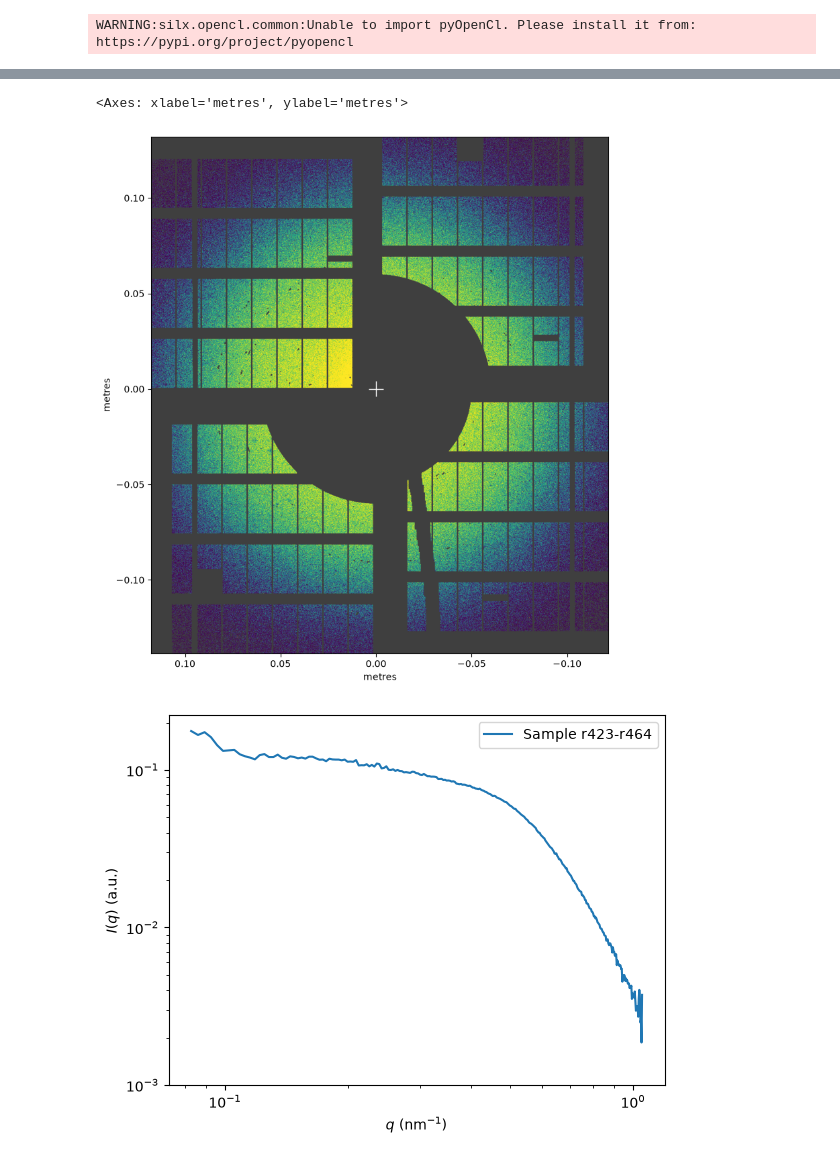
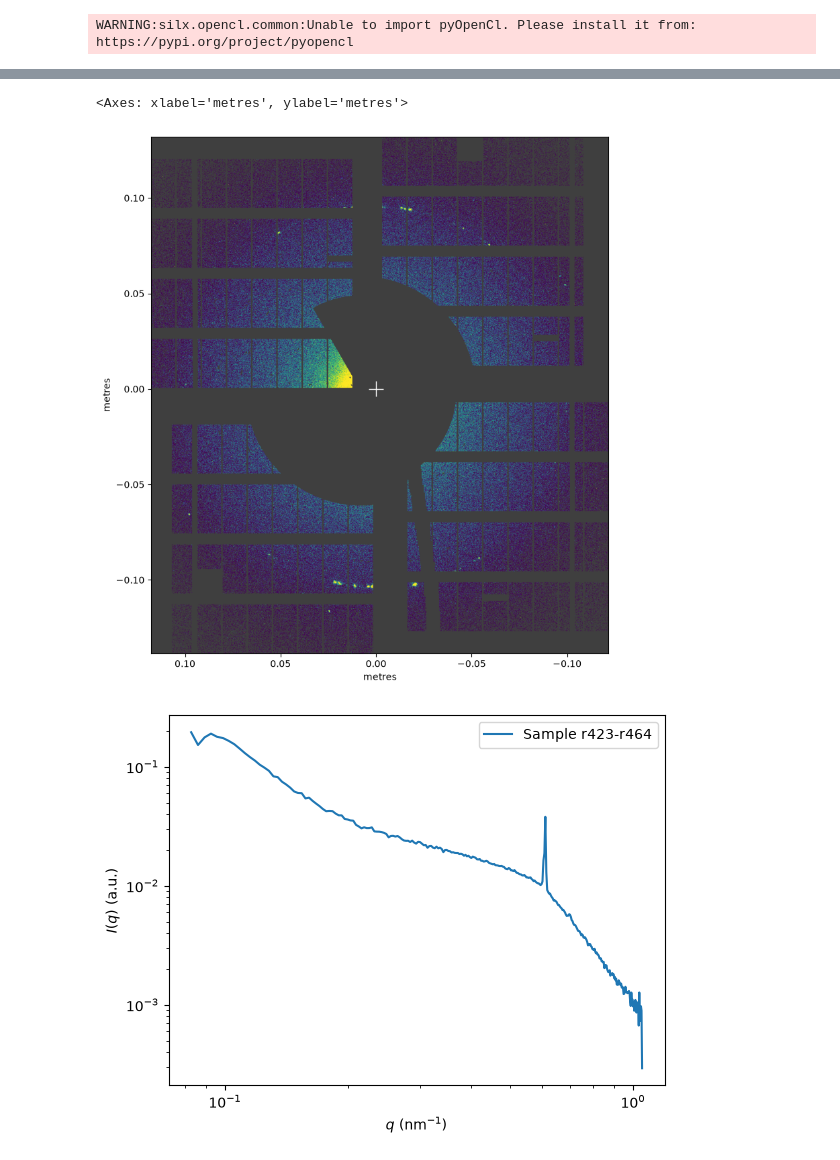
Before and after one commit to JAndronis/MID-10400, a Jupyter notebook: notebooks/extra-speckle-masking.ipynb, the cells around one changed output, grey strips where cells are left out. Cells and saved outputs as stored; diff of their text form; code cells hidden in the pictures.

```diff
--- a/notebooks/extra-speckle-masking.ipynb
+++ b/notebooks/extra-speckle-masking.ipynb
@@ -49,10 +50,10 @@ def load_mean_img(
         detector="AGIPD 1M",
         configuration="SAXS",
         photon_energy=9.04,
+        geom=GEOM_PATH,
         sdd=7531.5962,
         px=607.4598195630211,
         py=672.076693118667,
-        mask=np.load(MASK_PATH),
     )
     data = (
         AGIPD1M(run.select_trains(trains_idxs))
@@ -64,5 +65,4 @@ def load_mean_img(
     )
     data.data[mask.data > 0] = np.nan
     mean_image = data.mean("train_pulse", skipna=True)
-    mean_image.data[exp_setup.mask] = np.nan
     return mean_image.data.copy(), exp_setup
@@ -101,17 +114,20 @@ Using user defined beam center position: (607.46, 672.08)
 # %%
 def visualise_mask(mask_arr):
+    img = mean_image_bg * (~mask_arr.astype(bool))
+    img[img <= 0] = np.nan
     return AGIPD_1MGeometry.from_crystfel_geom(GEOM_PATH).plot_data(
         # converting to float allows gaps to be distinguished as NaN.
-        mean_image_bg * (~mask_arr.astype(bool)),
+        img,
         colorbar=False,
         axis_units="m",
         norm="log",
         vmin=1e-2,
-        vmax=0.1,
+        vmax=0.05,
     )
 
 
 geom = AGIPD_1MGeometry.from_crystfel_geom(GEOM_PATH)
+geom = geom.offset((-8e-3, 1e-3))
 pixpos = geom.get_pixel_positions()
 px, py, pz = np.moveaxis(pixpos, -1, 0)  # Separate x, y, z coordinates
 radius = np.sqrt(px**2 + py**2)
@@ -124,15 +140,18 @@ rect_mask4 = (0.00 < px) & (px < 0.005) & (-0.035 < py) & (py < 0.00)
 angle = np.arctan2(py, px)
 wedge_mask1 = (angle > np.pi * 4 / 8) & (angle > -np.pi * 4 / 8)
 ring_mask1 = (0.00 < radius) & (radius < 0.06)
-wedge_mask2 = (-np.deg2rad(90) < angle) & (angle < np.deg2rad(0))
+wedge_mask2 = (-np.deg2rad(100) < angle) & (angle < np.deg2rad(0))
 ring_mask2 = (0.00 < radius) & (radius < 0.06)
 wedge_mask3 = (-np.deg2rad(90) > angle) & (angle > -np.deg2rad(180))
 ring_mask3 = (0.00 < radius) & (radius < 0.05)
+wedge_mask4 = (np.deg2rad(60) < angle) & (angle < np.deg2rad(90))
+ring_mask4 = (0.00 < radius) & (radius < 0.05)
 
 mask_rect = False
 mask_wedge1 = True
 mask_wedge2 = True
 mask_wedge3 = True
+mask_wedge4 = True
 apply_mask1 = np.load(MASK_PATH) | rect_mask1 if mask_rect else np.load(MASK_PATH)
 apply_mask2 = np.load(MASK_PATH) | rect_mask2 if mask_rect else np.load(MASK_PATH)
 apply_mask3 = np.load(MASK_PATH) | rect_mask3 if mask_rect else np.load(MASK_PATH)
@@ -152,6 +171,11 @@ apply_wedge3 = (
     if mask_wedge3
     else np.load(MASK_PATH)
 )
+apply_wedge4 = (
+    np.load(MASK_PATH) | (wedge_mask4 & ring_mask4)
+    if mask_wedge4
+    else np.load(MASK_PATH)
+)
 mask_overlay = (
     apply_mask1
     | apply_mask2
@@ -160,6 +184,7 @@ mask_overlay = (
     | apply_wedge1
     | apply_wedge2
     | apply_wedge3
+    | apply_wedge4
 )
 np.save(
     "/gpfs/exfel/u/usr/MID/202601/p010400/masks/mask_2026-09-08_AGIPD_SAXS.npy",
@@ -186,15 +224,15 @@ plt.show()
 # %%
-mean_image, exp_setup = load_mean_img(392, PROPOSAL)
+RUN_NO = 488
+mean_image, exp_setup = load_mean_img(RUN_NO, PROPOSAL)
 
 result = saxs.get(mean_image, exp_setup, unit="q_nm^-1", method="2d", mask=mask_overlay)
-# for roi in q_rois:
-#     plt.axvline(roi*10)
+for roi in q_rois:
+    plt.axvline(roi*10, color="k")
 result.data[result.data == 0] = np.nan
 plt.pcolormesh(result.q.values, result.chi.values, result.data.T, vmin=1e-2, vmax=0.1)
 plt.colorbar()
 plt.xscale("log")
 plt.show()
-np.save(f"cake_r{RUN_NO}.npy", result.data.T)
 # %% [output]
 Warning: `out_dir` is not provided, using current working directory:
 /home/andronis/MID-10400/notebooks
@@ -212,20 +252,21 @@ Using user defined beam center position: (607.46, 672.08)
 # %%
 def visualise_mask(mask_arr):
     return AGIPD_1MGeometry.from_crystfel_geom(GEOM_PATH).plot_data(
         # converting to float allows gaps to be distinguished as NaN.
-        mean_image * (~mask_arr.astype(bool)),
+        # mean_image * (~mask_arr.astype(bool)),
+        mean_image * (~np.load("/gpfs/exfel/u/usr/MID/202601/p010400/masks/mask_2026-09-08_AGIPD_SAXS.npy").astype(bool)),
         colorbar=False,
         axis_units="m",
         norm="log",
         vmin=1e-2,
         vmax=0.1,
     )
 
 
 visualise_mask(mask_overlay)
 # %% [output]
 <Axes: xlabel='metres', ylabel='metres'>
-[figure, old version]
+[figure, new version]
 # %%
 result_1d = saxs.get(
     mean_image, exp_setup, unit="q_nm^-1", method="1d", mask=mask_overlay
@@ -235,17 +276,21 @@ result_1d.data[result_1d.data == 0] = np.nan
 # plt.loglog(result_bg_1d.q.values, result_bg_1d.data.T, label="BG r464")
 plt.loglog(
     result_1d.q.values,
-    result_1d.data.T * 1.2 - result_bg_1d.data.T,
+    result_1d.data.T,# - result_bg_1d.data.T*0.4,
     label="Sample r423-r464",
 )
+# plt.loglog(
+#     result_1d.q.values,
+#     result_bg_1d.data.T,
+# )
 # for roi in q_rois:
 #     plt.axvline(roi*10)
-plt.ylim(
-    1e-3,
-)
+# plt.ylim(
+#     1e-3,
+# )
 plt.ylabel("$I(q)~$(a.u.)")
 plt.xlabel("$q~$(nm$^{-1}$)")
 plt.legend()
 plt.show()
 # %% [output]
-[figure, old version]
+[figure, new version]
```
Also changed, not shown: parts of 9 cells of this notebook, 3 other files.
